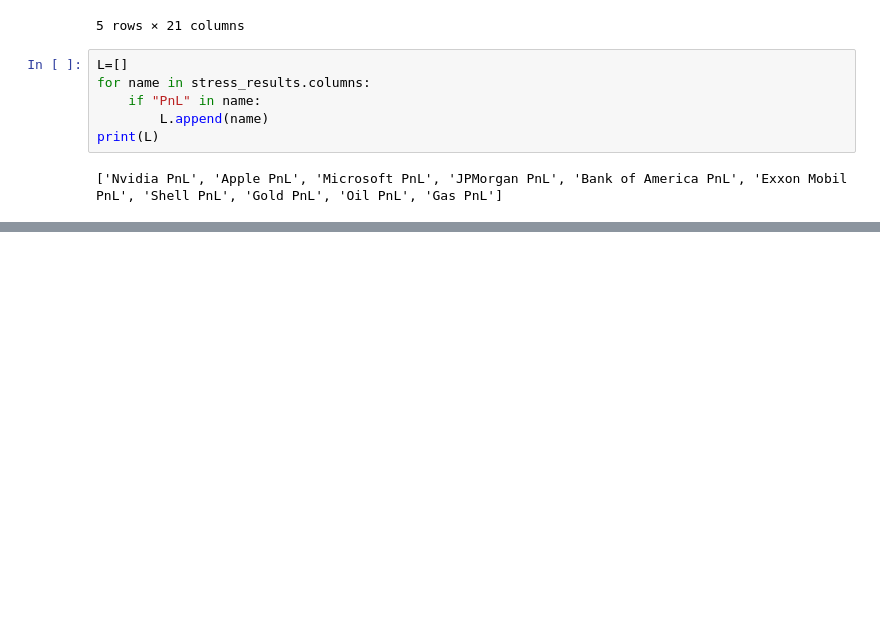
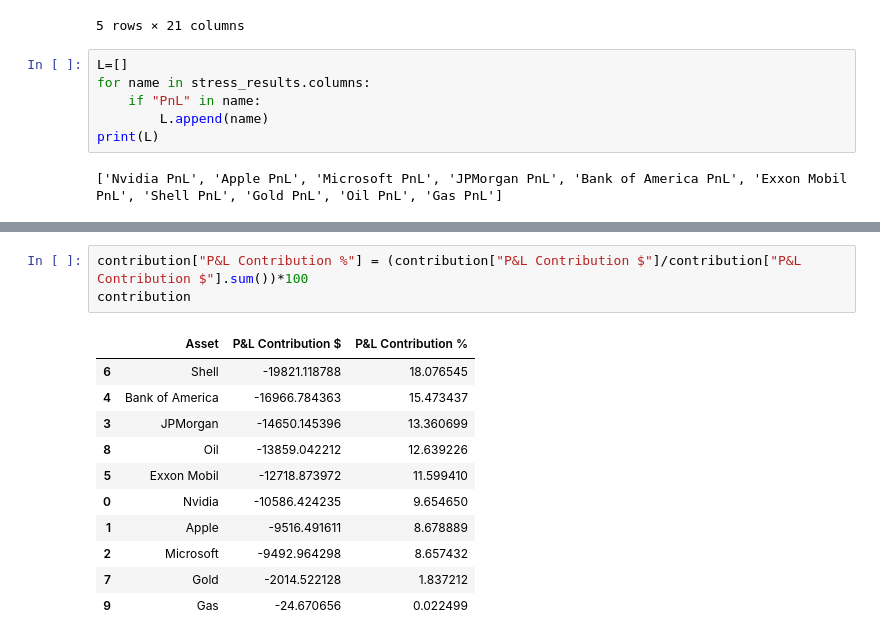
Before and after one commit to rakotoan/Crash-Metrics, a Jupyter notebook: Crash_Metrics.ipynb, the cells around one changed output, grey strips where cells are left out. Cells and saved outputs as stored; diff of their text form; blank space fills up the shorter version.

```diff
--- a/Crash_Metrics.ipynb
+++ b/Crash_Metrics.ipynb
@@ -636,0 +732,15 @@ stress_results.round(4)
+# %%
+contribution["P&L Contribution %"] = (contribution["P&L Contribution $"]/contribution["P&L Contribution $"].sum())*100
+contribution
+# %% [output]
+|  | Asset | P&L Contribution $ | P&L Contribution % |
+| 6 | Shell | -19821.118788 | 18.076545 |
+| 4 | Bank of America | -16966.784363 | 15.473437 |
+| 3 | JPMorgan | -14650.145396 | 13.360699 |
+| 8 | Oil | -13859.042212 | 12.639226 |
+| 5 | Exxon Mobil | -12718.873972 | 11.599410 |
+| 0 | Nvidia | -10586.424235 | 9.654650 |
+| 1 | Apple | -9516.491611 | 8.678889 |
+| 2 | Microsoft | -9492.964298 | 8.657432 |
+| 7 | Gold | -2014.522128 | 1.837212 |
+| 9 | Gas | -24.670656 | 0.022499 |
```
Also changed, not shown: parts of 24 cells of this notebook.
